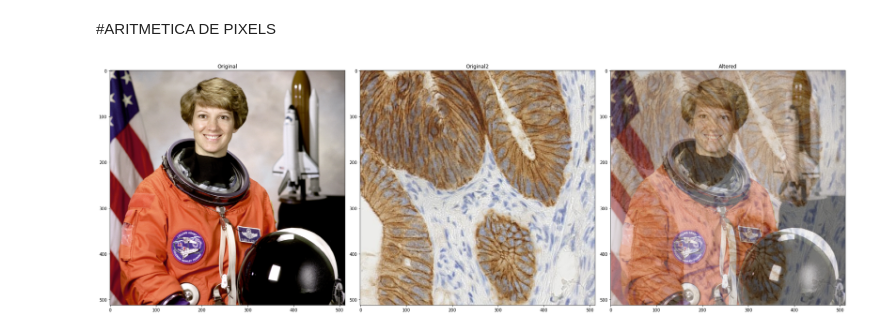
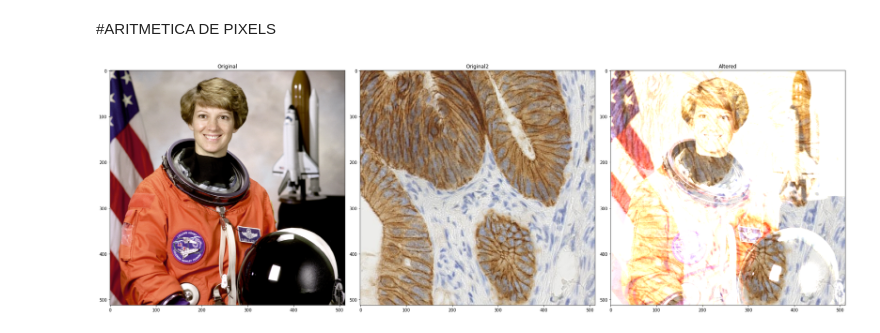
Before and after one commit to eugemoris/Procesamiento_de_imagenes, a Jupyter notebook: TP_3.ipynb, the cells around one changed output. Cells and saved outputs as stored; diff of their text form; code cells hidden in the pictures.

```diff
--- a/TP_3.ipynb
+++ b/TP_3.ipynb
@@ -67,13 +67,14 @@ def clamping(img1, img2, yiq, add=1):
   RC = np.zeros((img1.shape))
 
   if yiq==0: #las imagenes no se encuentran en yi
+    img1 = img1/255
+    img2 = img2/255
     if add == 1: #buscamos hacer la suma
-      print('SUMA RGB')
       RC = img1 + img2
     else: #resta
-      print('RESTA RGB')
-
       RC = img1 - img2
+    RC = np.clip(RC, a_min=np.array([0,0,0]), a_max=np.array([1,1,1]))
+    RC = np.uint8(RC * 255)
     RC = np.clip(RC, a_min=np.array([0,0,0]), a_max=np.array([255,255,255]))
   else:
     img1, img2 = get_yiqs(img1,img2) #paso a yiq
@@ -216,10 +217,10 @@ def aritmetics(img1,img2,aritmetic,type_arit,format):
 # %%
 #@title Choose aritmetic options. { run: "auto" }
 
 format = 'RGB' #@param ["RGB","YIQ"]
 aritmetic = 'suma' #@param ["suma","resta"]
-type_arit = 'average' #@param ["clamping","average","if_lighter","if_darker"]
+type_arit = 'clamping' #@param ["clamping","average","if_lighter","if_darker"]
 
 aritmetics(img1,img2,aritmetic,type_arit,format)
 # %% [output]
-[figure, old version]
+[figure, new version]
```
